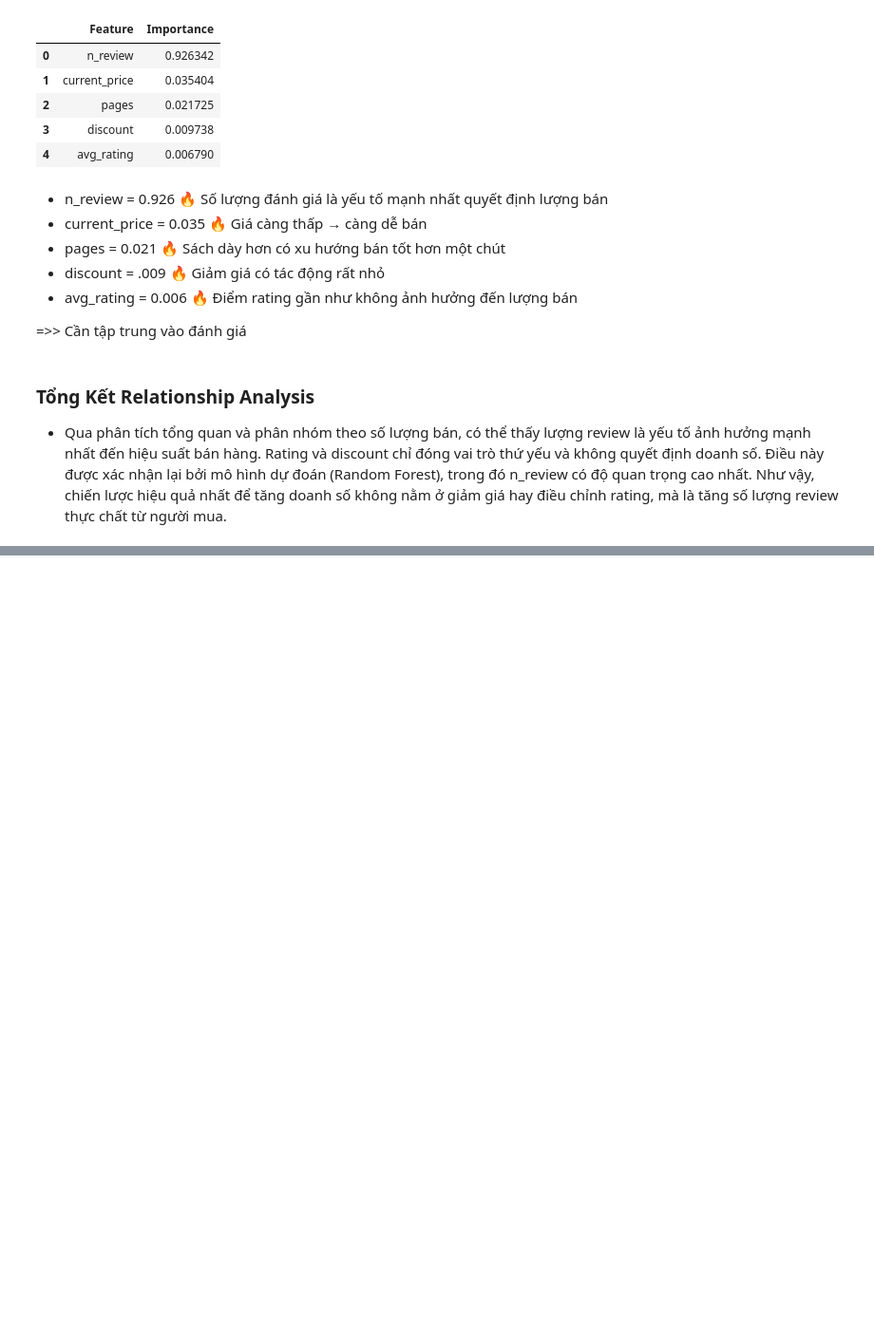
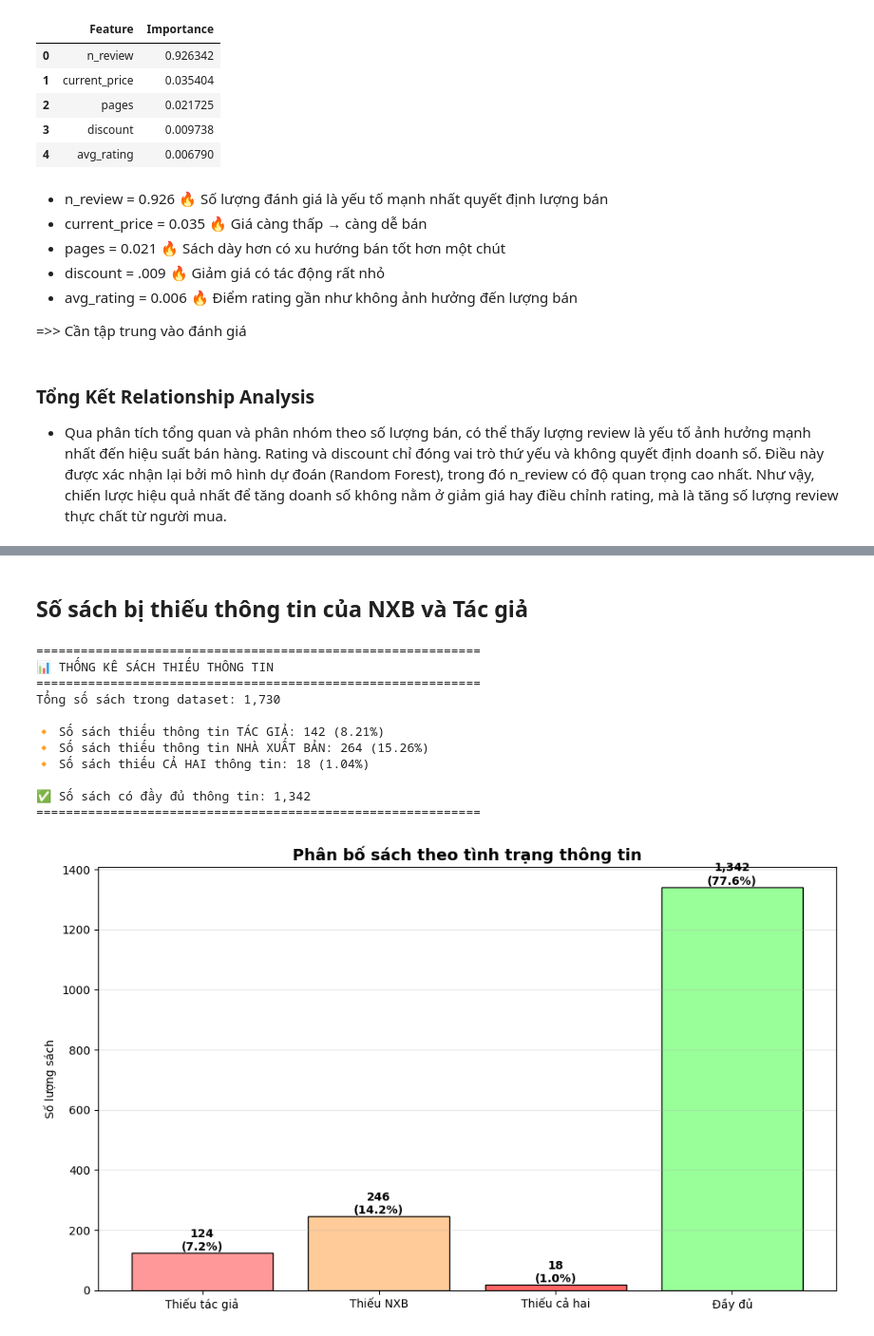
Before and after one commit to chgiabao04/cn-da22tta-chaugiabao-bookdata-machinelearning, a Jupyter notebook: src/eda.ipynb, the cells around one changed output, grey strips where cells are left out. Shown at 95% size. Saved outputs shown, nothing was run; the diff lists cells and outputs as text; code cells hidden in the pictures; blank space fills up the shorter version.

```diff
--- a/src/eda.ipynb
+++ b/src/eda.ipynb
@@ -733,0 +946,54 @@ feature_importance
+# %% [markdown]
+## Số sách bị thiếu thông tin của NXB và Tác giả
+# %%
+# Kiểm tra số lượng sách thiếu thông tin tác giả và nhà xuất bản
+missing_authors = book[book['authors'] == 'Unknown'].shape[0]
+missing_manufacturers = book[book['manufacturer'] == 'Unknown'].shape[0]
+missing_both = book[(book['authors'] == 'Unknown') & (book['manufacturer'] == 'Unknown')].shape[0]
+
+total_books = book.shape[0]
+
+print("=" * 60)
+print("📊 THỐNG KÊ SÁCH THIẾU THÔNG TIN")
+print("=" * 60)
+print(f"Tổng số sách trong dataset: {total_books:,}")
+print(f"\n🔸 Số sách thiếu thông tin TÁC GIẢ: {missing_authors:,} ({missing_authors/total_books*100:.2f}%)")
+print(f"🔸 Số sách thiếu thông tin NHÀ XUẤT BẢN: {missing_manufacturers:,} ({missing_manufacturers/total_books*100:.2f}%)")
+print(f"🔸 Số sách thiếu CẢ HAI thông tin: {missing_both:,} ({missing_both/total_books*100:.2f}%)")
+print(f"\n✅ Số sách có đầy đủ thông tin: {total_books - missing_authors - missing_manufacturers + missing_both:,}")
+print("=" * 60)
+
+# Biểu đồ trực quan
+categories = ['Thiếu tác giả', 'Thiếu NXB', 'Thiếu cả hai', 'Đầy đủ']
+values = [
+    missing_authors - missing_both,
+    missing_manufacturers - missing_both,
+    missing_both,
+    total_books - missing_authors - missing_manufacturers + missing_both
+]
+
+plt.figure(figsize=(10, 6))
+colors = ['#ff9999', '#ffcc99', '#ff6666', '#99ff99']
+plt.bar(categories, values, color=colors, edgecolor='black')
+plt.title('Phân bố sách theo tình trạng thông tin', fontsize=14, fontweight='bold')
+plt.ylabel('Số lượng sách')
+plt.grid(axis='y', alpha=0.3)
+
+for i, v in enumerate(values):
+    plt.text(i, v, f'{v:,}\n({v/total_books*100:.1f}%)', ha='center', va='bottom', fontweight='bold')
+
+plt.tight_layout()
+plt.show()
+# %% [output]
+============================================================
+📊 THỐNG KÊ SÁCH THIẾU THÔNG TIN
+============================================================
+Tổng số sách trong dataset: 1,730
+
+🔸 Số sách thiếu thông tin TÁC GIẢ: 142 (8.21%)
+🔸 Số sách thiếu thông tin NHÀ XUẤT BẢN: 264 (15.26%)
+🔸 Số sách thiếu CẢ HAI thông tin: 18 (1.04%)
+
+✅ Số sách có đầy đủ thông tin: 1,342
+============================================================
+[figure, added]
```
Also changed, not shown: parts of 21 cells of this notebook.
